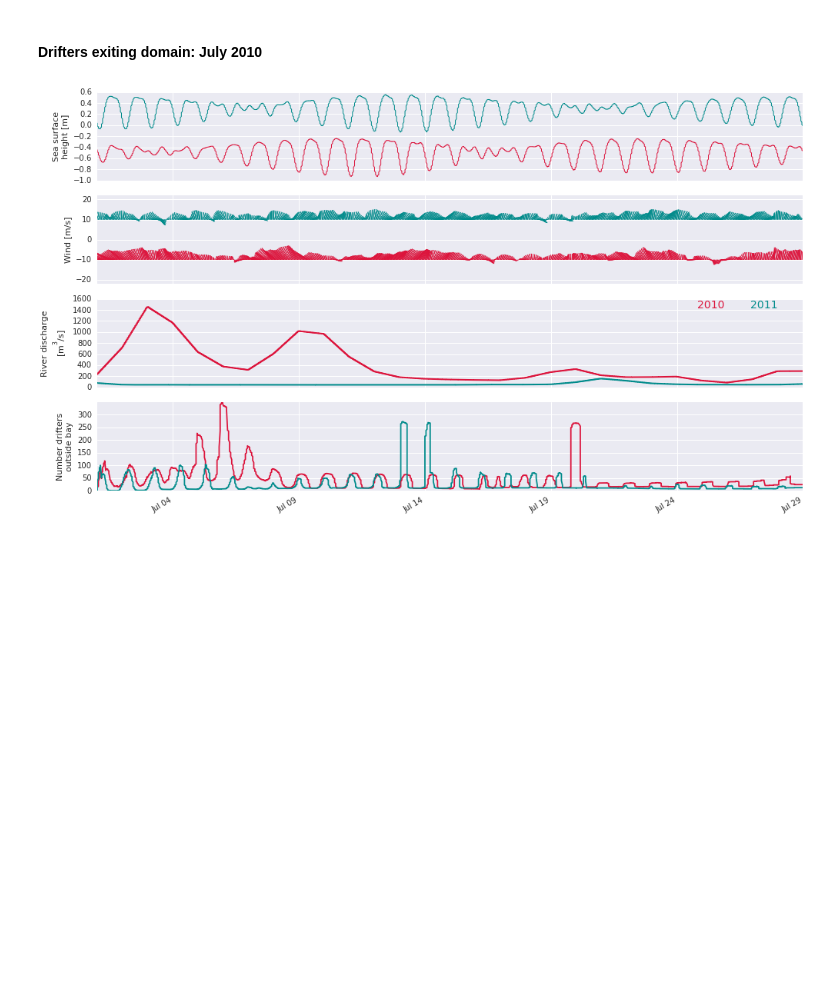
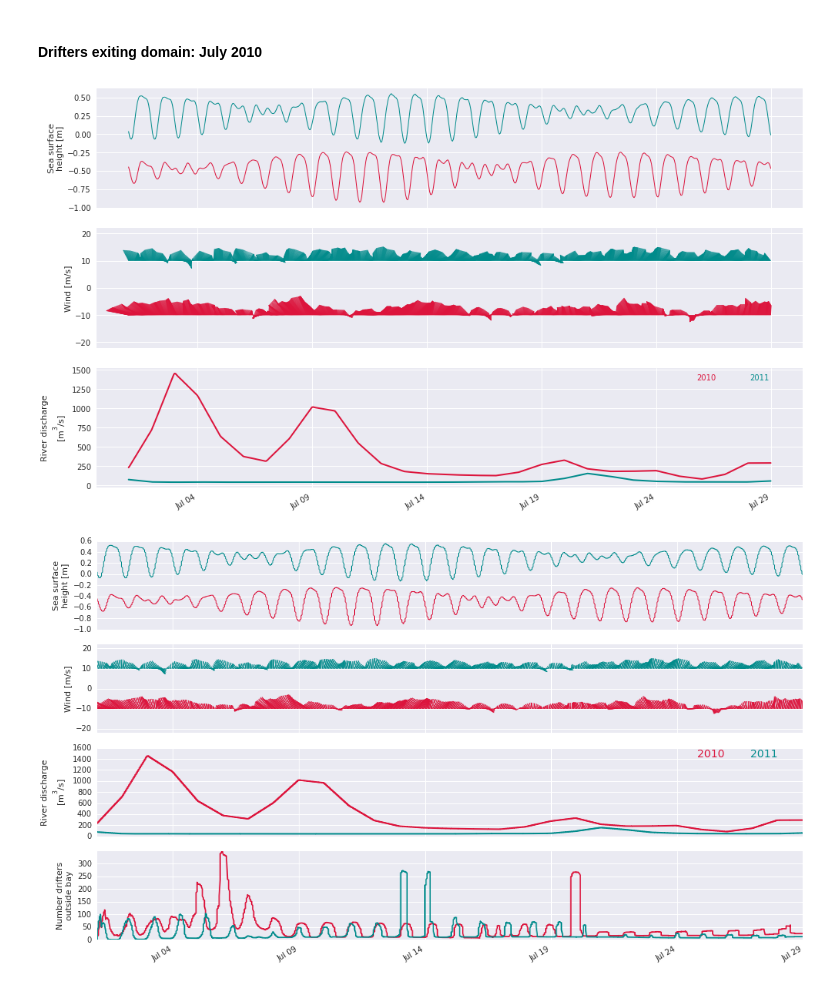
Before and after one commit to kthyng/bay, a Jupyter notebook: summary.ipynb, the cells around one changed output. Cells and saved outputs as stored; diff of their text form; code cells hidden in the pictures; blank space fills up the shorter version.

```diff
--- a/summary.ipynb
+++ b/summary.ipynb
@@ -85,5 +188,11 @@ plots.conditions(season='winter', direction='forward')
 # %% [markdown]
 #### Drifters exiting domain: July 2010
+# %%
+%matplotlib inline
+import plots
+plots.conditions(season='summer', direction='forward', plotdrifters=False)
+# %% [output]
+[figure, added]
 # %%
 plots.conditions(season='summer', direction='forward')
 # %% [output]
```
Also changed, not shown: parts of 16 cells of this notebook.
